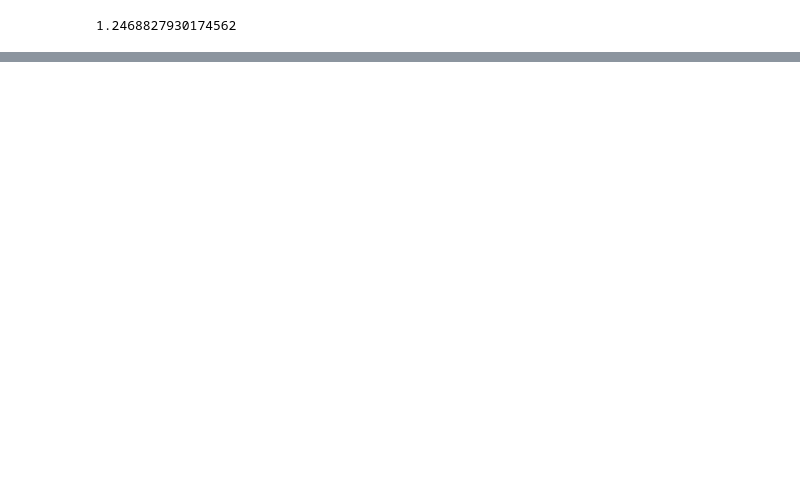
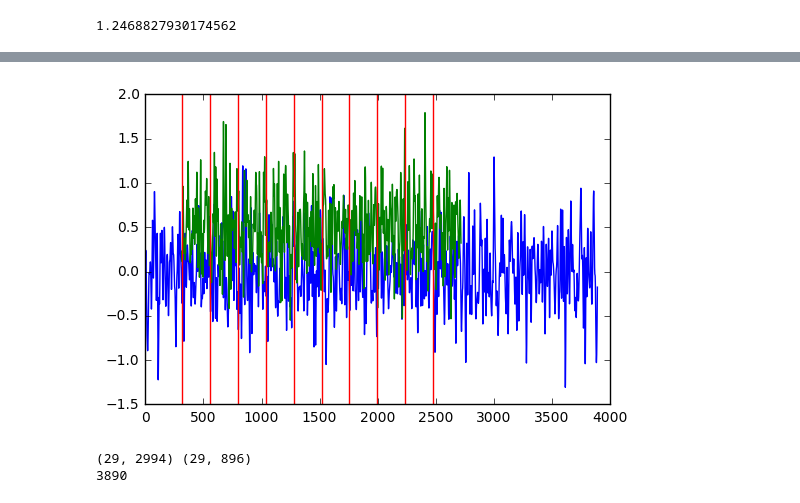
Before and after one commit to hstrey/nicotine-paper, a Jupyter notebook: fMRI time series analysis NIC12 filtered.ipynb, the cells around one changed output, grey strips where cells are left out. Cells and saved outputs as stored; diff of their text form; code cells hidden in the pictures; blank space fills up the shorter version.

```diff
--- a/fMRI time series analysis NIC12 filtered.ipynb
+++ b/fMRI time series analysis NIC12 filtered.ipynb
@@ -133,19 +161,24 @@ for p in puffs:
 # %%
 # new strategy:
 # we compare pearson correlations of the puffs to r's from time where there is no delivery
 # two time series: puffs from first puff to 2min after last puff
 # nopuffs - the rest
 plt.plot(range(data_filtered[15].size),data_filtered[15])
-plt.plot(range(316,316+10*240+1),data_filtered[15][316:316+10*240+1]+0.5)
+plt.plot(t[393:393+2994],data_filtered[15][393:393+2994]+0.5)
 for p in puffs:
     plt.axvline(x=p,color="r")
+# %% [output]
+[figure, added]
 # %%
-data_puffs = data_filtered[:,316:316+10*240+1]
-data_nopuffs1=data_filtered[:,:316]
-data_nopuffs2=data_filtered[:,316+10*240+1:]
+data_puffs = data_filtered[:,393:393+2994]
+data_nopuffs1=data_filtered[:,:393]
+data_nopuffs2=data_filtered[:,393+2994:]
 data_nopuffs=np.hstack((data_nopuffs1,data_nopuffs2))
 print(data_puffs.shape, data_nopuffs.shape)
 print(data_puffs.shape[1]+data_nopuffs.shape[1])
+# %% [output]
+(29, 2994) (29, 896)
+3890
 # %%
 results_puffs = pearson_combined(data_puffs)
 sorted_results_puffs=results_puffs[results_puffs[:,2].argsort()[::-1]]
```
Also changed, not shown: parts of 20 cells of this notebook.
